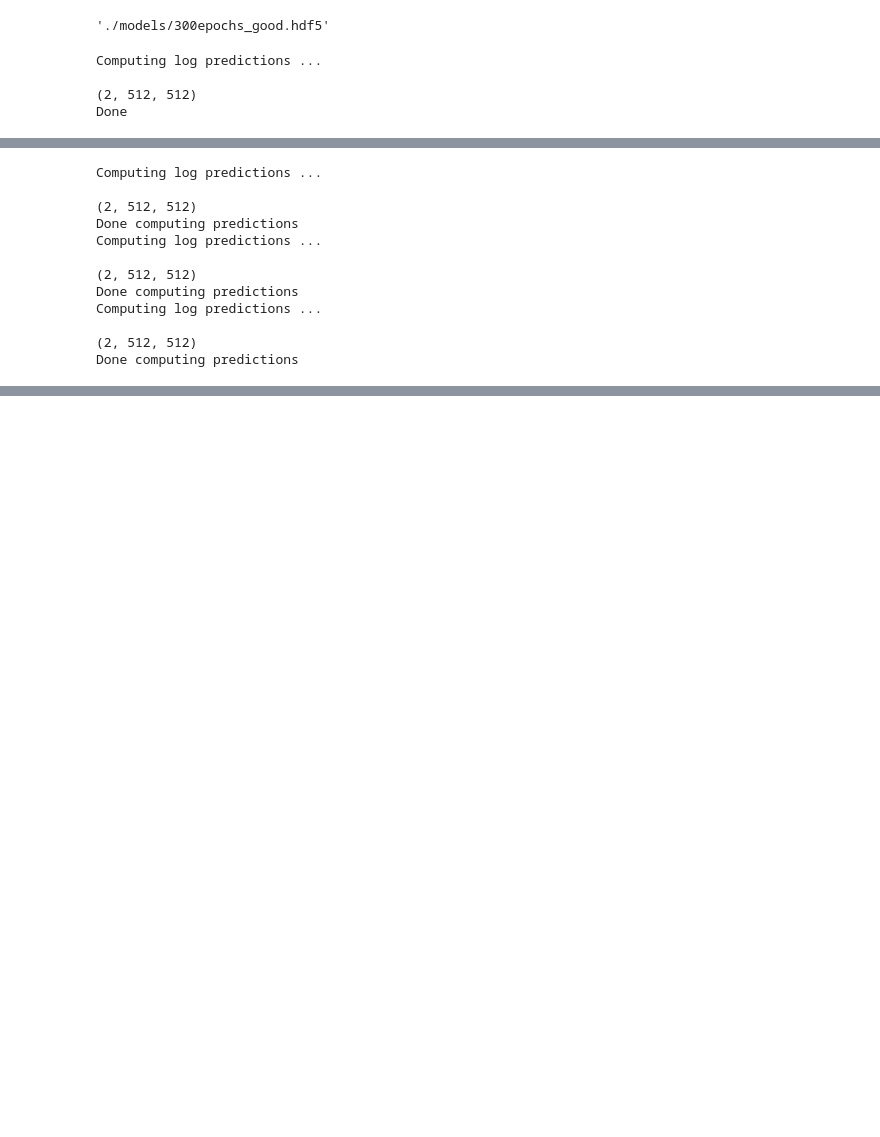
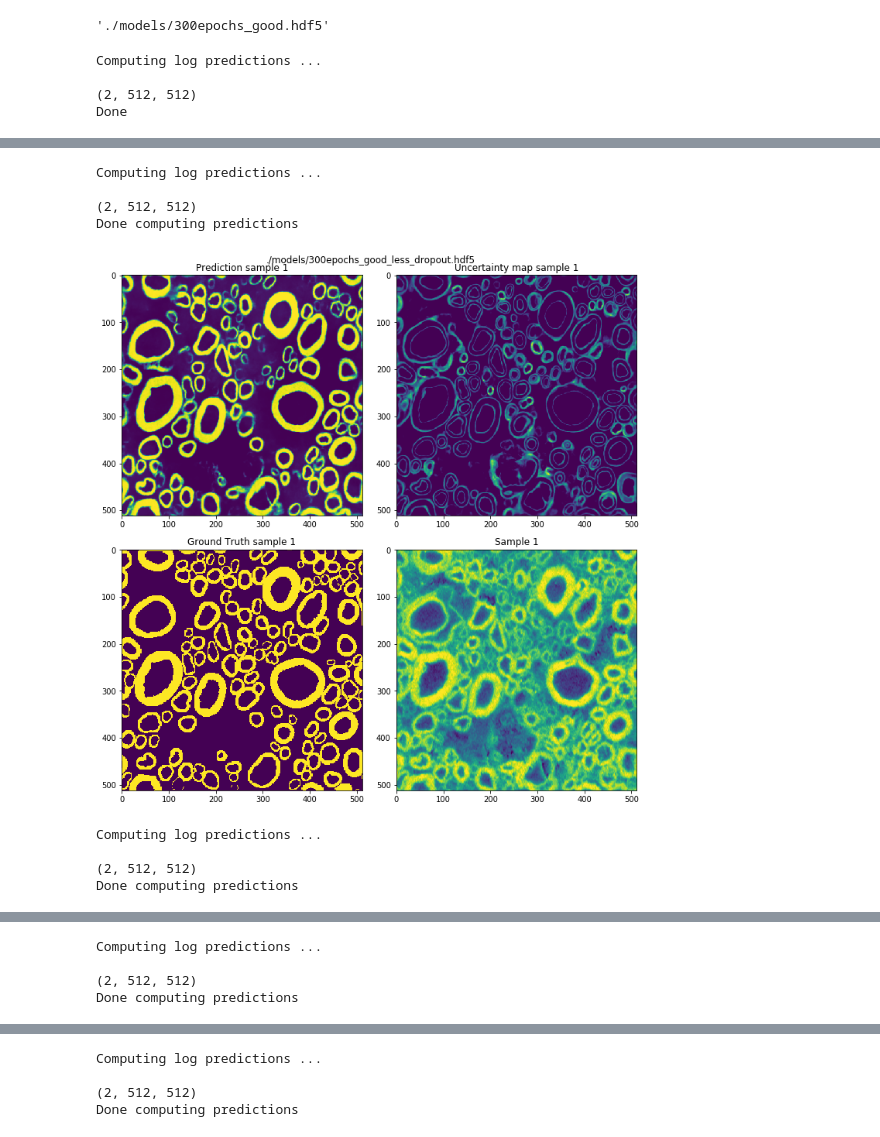
Before and after one commit to neuropoly/deep-active-learning, a Jupyter notebook: ceal/uncertainty_scratch_1809_ergo.ipynb, the cells around one changed output, grey strips where cells are left out. Saved outputs shown, nothing was run; the diff lists cells and outputs as text; code cells hidden in the pictures; blank space fills up the shorter version.

```diff
--- a/ceal/uncertainty_scratch_1809_ergo.ipynb
+++ b/ceal/uncertainty_scratch_1809_ergo.ipynb
@@ -710,17 +710,19 @@ plt.show()
 # %%
 # model 1 : bleu foncé
 # 300 epochs, dropout de 0.3
-model1_path = "./models/300epochs_good_less_dropout.hdf5"
+model0_path = "./models/300epochs_good_less_dropout.hdf5"
+
+model3_path = "./models/good_model_weights.hdf5"
 # model 2 : bleu clair
 # 300 epochs, dropout de 0.5
 model2_path = "./models/300epochs_good.hdf5"
 # model 3 : orange
 # 300 epochs, dropout de 0.3, changed DA (augmented parameters)
-model3_path = "./models/300epochs_good_changed_da.hdf5"
+model1_path = "./models/300epochs_good_changed_da.hdf5"
 
 score_global = np.zeros(5)
 
-for model_path in [model1_path, model2_path, model3_path]:
+for model_path in [model0_path, model1_path, model2_path, model3_path]:
     # uncertainty computation for unlabelled
 
     weights = model_path
@@ -738,38 +740,54 @@ for model_path in [model1_path, model2_path, model3_path]:
     precision = np.zeros(len(X_test))
 
     print("Computing log predictions ...\n")
     predictions = predict(X_test, model)
 
     for i in range(len(X_test)):
         sample = X_test[i].reshape([1, 1, img_rows, img_cols])
         sample_prediction = cv2.threshold(predictions[i], 0.4, 1, cv2.THRESH_BINARY)[1].astype('uint8')
         dice[i] = compute_dice_coef(y_test[i][0], sample_prediction)
         jaccard[i] = jaccard_score(sample_prediction, y_test[i][0, :, :])
         accuracy[i] = pixel_wise_accuracy(sample_prediction, y_test[i][0, :, :])
         sensitivity[i] = sensitivity_score(sample_prediction, y_test[i][0, :, :])
         precision[i] = precision_score(sample_prediction, y_test[i][0, :, :])
         uncertain[i] = compute_uncertain(sample, sample_prediction, modelUncertain)
         uncertain_map_i = compute_uncertain_map(sample, sample_prediction, modelUncertain)
         uncertain_map.append(uncertain_map_i)
 
 
     uncertain_map_array = np.asarray(uncertain_map)
     print(uncertain_map_array.shape)
     print("Done computing predictions")
 
     metrics_array = np.array([np.mean(dice), np.mean(jaccard), np.mean(accuracy), np.mean(precision),
                                     np.mean(sensitivity)])
     score_global = np.vstack((score_global, metrics_array))
+
+    # Plot predictions and uncertainty map for 2 samples
+
+    plt.figure(figsize=(10,10))
+    plt.suptitle(model_path, va = 'bottom')
+    plt.subplot(221)
+    plt.imshow(predictions[0][0,:,:])
+    plt.title("Prediction sample 1")
+    plt.subplot(222)
+    plt.imshow(uncertain_map_array[0])
+    plt.title("Uncertainty map sample 1")
+    plt.subplot(223)
+    plt.imshow(y_test[0][0,:,:])
+    plt.title("Ground Truth sample 1")
+    plt.subplot(224)
+    plt.imshow(X_test[0][0,:,:])
+    plt.title("Sample 1")
+    plt.tight_layout()
+    plt.show()
 # %% [output]
 Computing log predictions ...
 
 (2, 512, 512)
 Done computing predictions
-Computing log predictions ...
-
-(2, 512, 512)
-Done computing predictions
-Computing log predictions ...
-
-(2, 512, 512)
-Done computing predictions
+[figure, added]
+Computing log predictions ...
+
+(2, 512, 512)
+Done computing predictions
@@ -775,0 +795,4 @@ Done computing predictions
+Computing log predictions ...
+
+(2, 512, 512)
+Done computing predictions
@@ -775,0 +800,4 @@ Done computing predictions
+Computing log predictions ...
+
+(2, 512, 512)
+Done computing predictions
```
Also changed, not shown: parts of 6 cells of this notebook, 3 other files.
